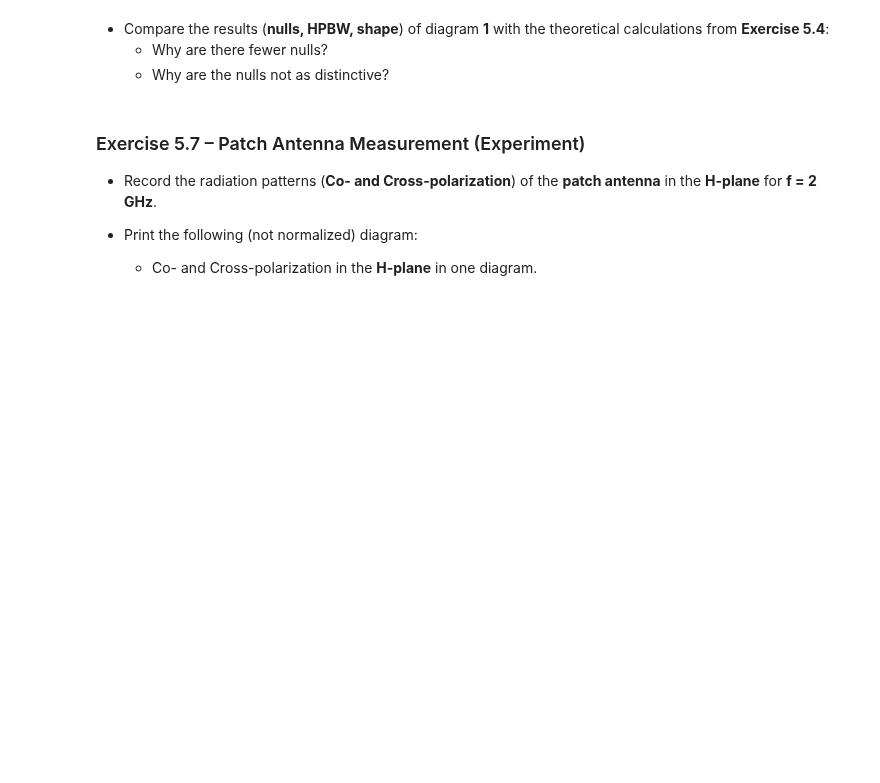
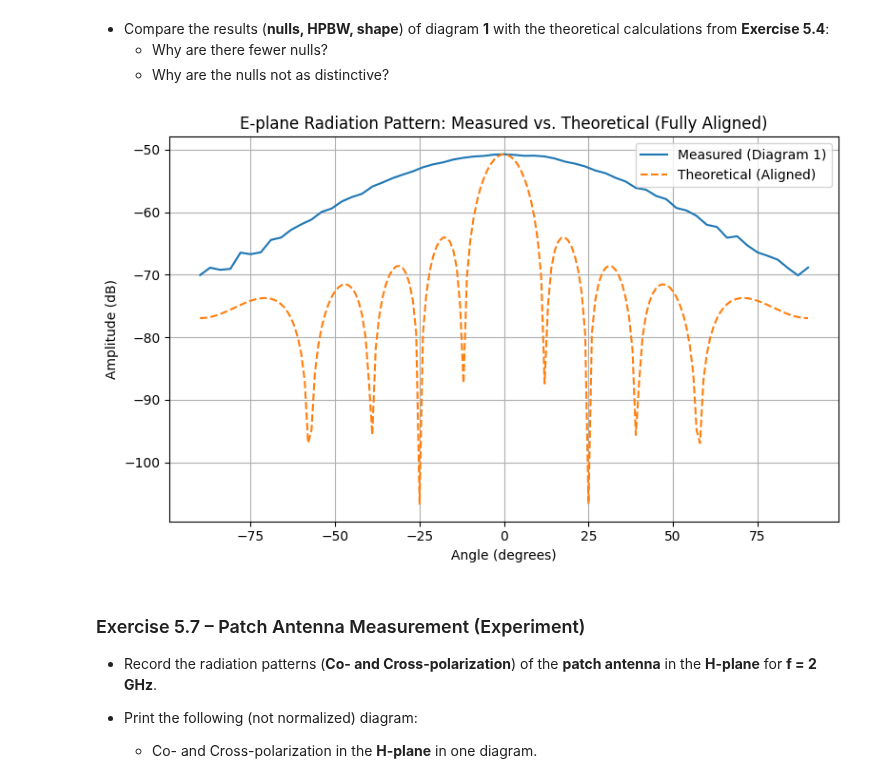
Before and after one commit to NortheLo/Microwave_Eng_Lab, a Jupyter notebook: Lab5_Antennas/Lab5_Antennas_Group1.ipynb, the cells around one changed output. Saved outputs shown, nothing was run; the diff lists cells and outputs as text; code cells hidden in the pictures; blank space fills up the shorter version.

Commit message:
Fixed error of conversion from mm to m in preliminarz 5 and added more plots to report 5

```diff
--- a/Lab5_Antennas/Lab5_Antennas_Group1.ipynb
+++ b/Lab5_Antennas/Lab5_Antennas_Group1.ipynb
@@ -356,6 +356,56 @@ No nulls found.
 - Compare the results (**nulls, HPBW, shape**) of diagram **1** with the theoretical calculations from **Exercise 5.4**:
     - Why are there fewer nulls?
     - Why are the nulls not as distinctive?
+# %%
+# --- Load measured data (Diagram 1 – E-plane) ---
+data = loadMatlabData("Microwave_lab_07_07_25/Measurement_Antennas/Uncalibrated/561_HornEplane_Co.mat")
+mess = data['messdummy'][0]
+angles_meas = mess['angles'].flatten()
+E_meas = mess['measured_data'].flatten()
+E_meas_dB = 20 * np.log10(np.abs(E_meas))
+
+# --- Find measured maximum angle and gain ---
+max_idx_meas = np.argmax(E_meas_dB)
+main_lobe_angle_meas = angles_meas[max_idx_meas]
+max_gain_meas = E_meas_dB[max_idx_meas]
+
+# --- Theoretical pattern (main lobe at 90° initially) ---
+c = 3e8
+f = 11.85e9
+λ = c / f
+b = 0.12
+beta = 2 * np.pi / λ
+
+theta_deg_theo = np.linspace(0, 180, 181)
+theta_rad = np.radians(theta_deg_theo)
+B = (b * beta * np.cos(theta_rad)) / 2
+B[B == 0] = 1e-12
+U_norm = np.abs(np.sin(B) / B)
+U_dB = 20 * np.log10(U_norm)
+
+# --- Align main lobe horizontally ---
+main_lobe_angle_theo = 90
+angular_shift = main_lobe_angle_meas - main_lobe_angle_theo
+aligned_theta = theta_deg_theo + angular_shift
+
+# --- Align vertically by matching max gain ---
+max_gain_theo = np.max(U_dB)
+vertical_shift = max_gain_meas - max_gain_theo
+U_dB_aligned = U_dB + vertical_shift
+
+# --- Overlay Plot ---
+plt.figure(figsize=(8, 5))
+plt.plot(angles_meas, E_meas_dB, label="Measured (Diagram 1)", color='tab:blue')
+plt.plot(aligned_theta, U_dB_aligned, label="Theoretical (Aligned)", color='tab:orange', linestyle='--')
+plt.title("E-plane Radiation Pattern: Measured vs. Theoretical (Fully Aligned)")
+plt.xlabel("Angle (degrees)")
+plt.ylabel("Amplitude (dB)")
+plt.grid(True)
+plt.legend()
+plt.tight_layout()
+plt.show()
+# %% [output]
+[figure, added]
 # %% [markdown]
 ### Exercise 5.7 – Patch Antenna Measurement (Experiment)
 
```
Also changed, not shown: parts of 1 cell of this notebook, 1 other file.
